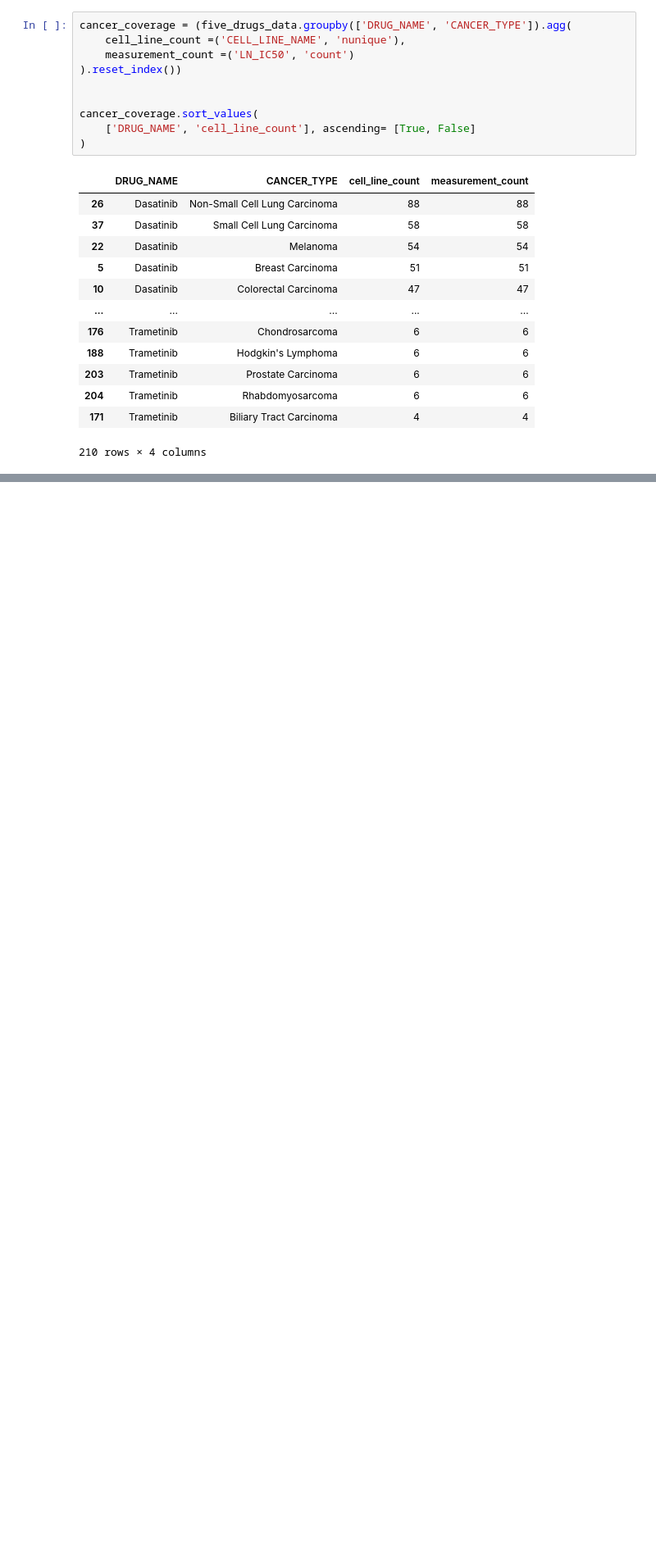
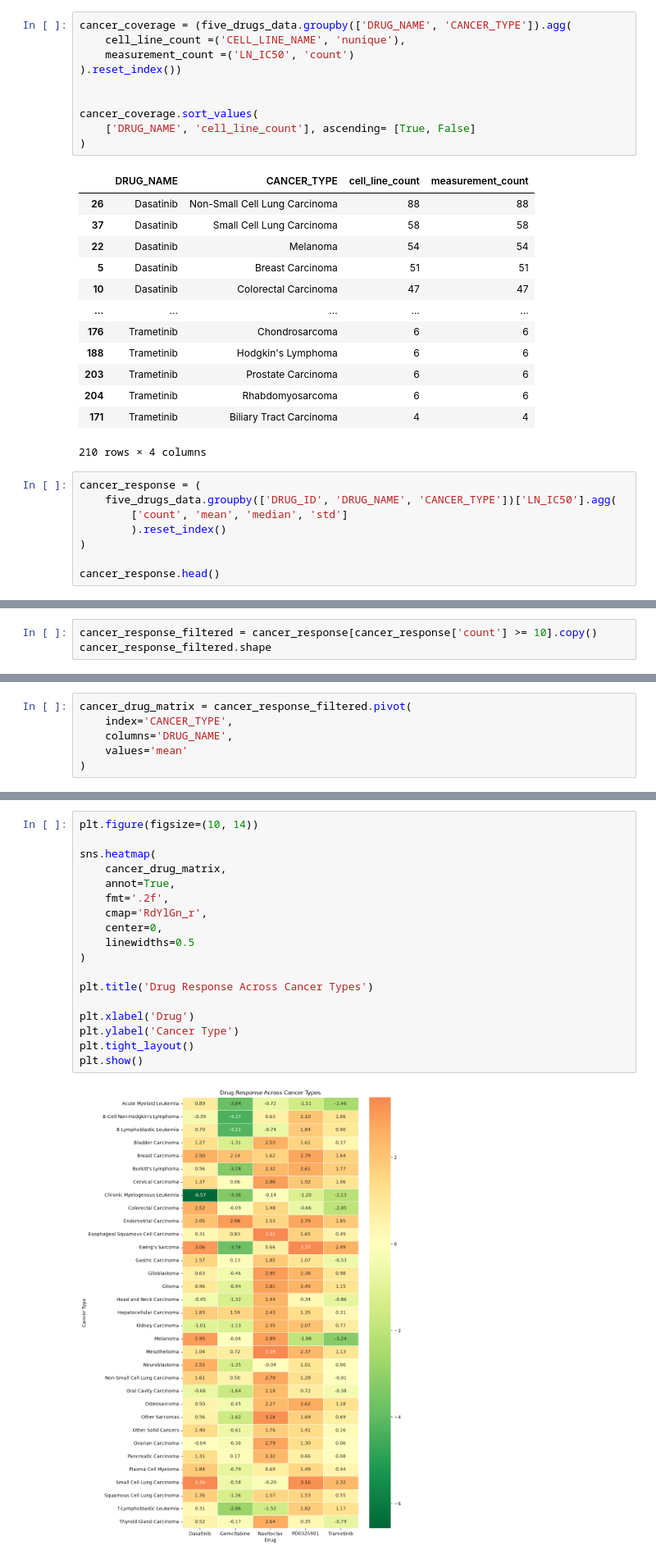
Before and after one commit to ReyhaNexus/GDSC2-drug-response_EDA, a Jupyter notebook: drug_response.ipynb, the cells around one changed output, grey strips where cells are left out. Shown at 82% size. Saved outputs shown, nothing was run; the diff lists cells and outputs as text; blank space fills up the shorter version.

Commit message:
Update drug response EDA

```diff
--- a/drug_response.ipynb
+++ b/drug_response.ipynb
@@ -1949,3 +1959,11 @@ cancer_coverage.sort_values(
 | 204 | Trametinib | Rhabdomyosarcoma | 6 | 6 |
 | 171 | Trametinib | Biliary Tract Carcinoma | 4 | 4 |
 210 rows × 4 columns
+# %%
+cancer_response = (
+    five_drugs_data.groupby(['DRUG_ID', 'DRUG_NAME', 'CANCER_TYPE'])['LN_IC50'].agg(
+        ['count', 'mean', 'median', 'std']
+        ).reset_index()
+)
+
+cancer_response.head()
@@ -1951,0 +2001,3 @@ cancer_coverage.sort_values(
+# %%
+cancer_response_filtered = cancer_response[cancer_response['count'] >= 10].copy()
+cancer_response_filtered.shape
@@ -1951,0 +2075,6 @@ cancer_coverage.sort_values(
+# %%
+cancer_drug_matrix = cancer_response_filtered.pivot(
+    index='CANCER_TYPE',
+    columns='DRUG_NAME',
+    values='mean'
+)
@@ -1951,0 +2105,20 @@ cancer_coverage.sort_values(
+# %%
+plt.figure(figsize=(10, 14))
+
+sns.heatmap(
+    cancer_drug_matrix,
+    annot=True,
+    fmt='.2f',
+    cmap='RdYlGn_r',
+    center=0,
+    linewidths=0.5
+)
+
+plt.title('Drug Response Across Cancer Types')
+
+plt.xlabel('Drug')
+plt.ylabel('Cancer Type')
+plt.tight_layout()
+plt.show()
+# %% [output]
+[figure, added]
```
Also changed, not shown: parts of 17 cells of this notebook.
